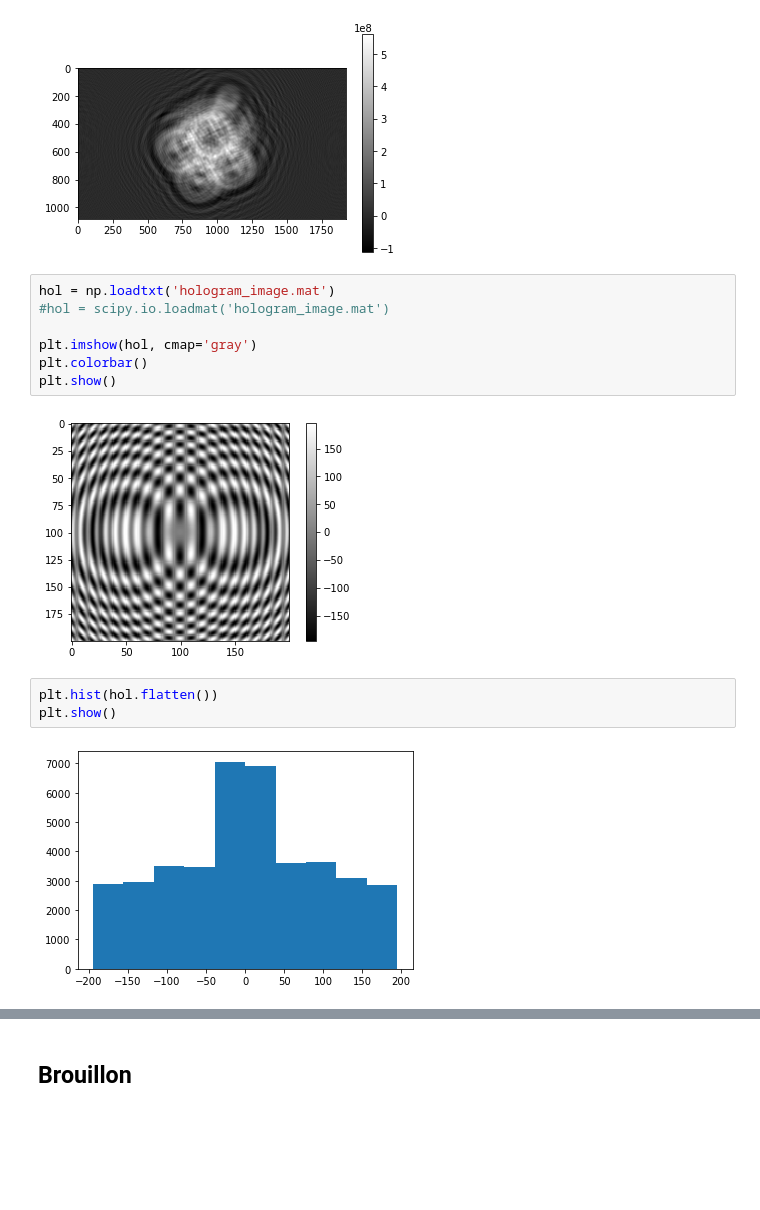
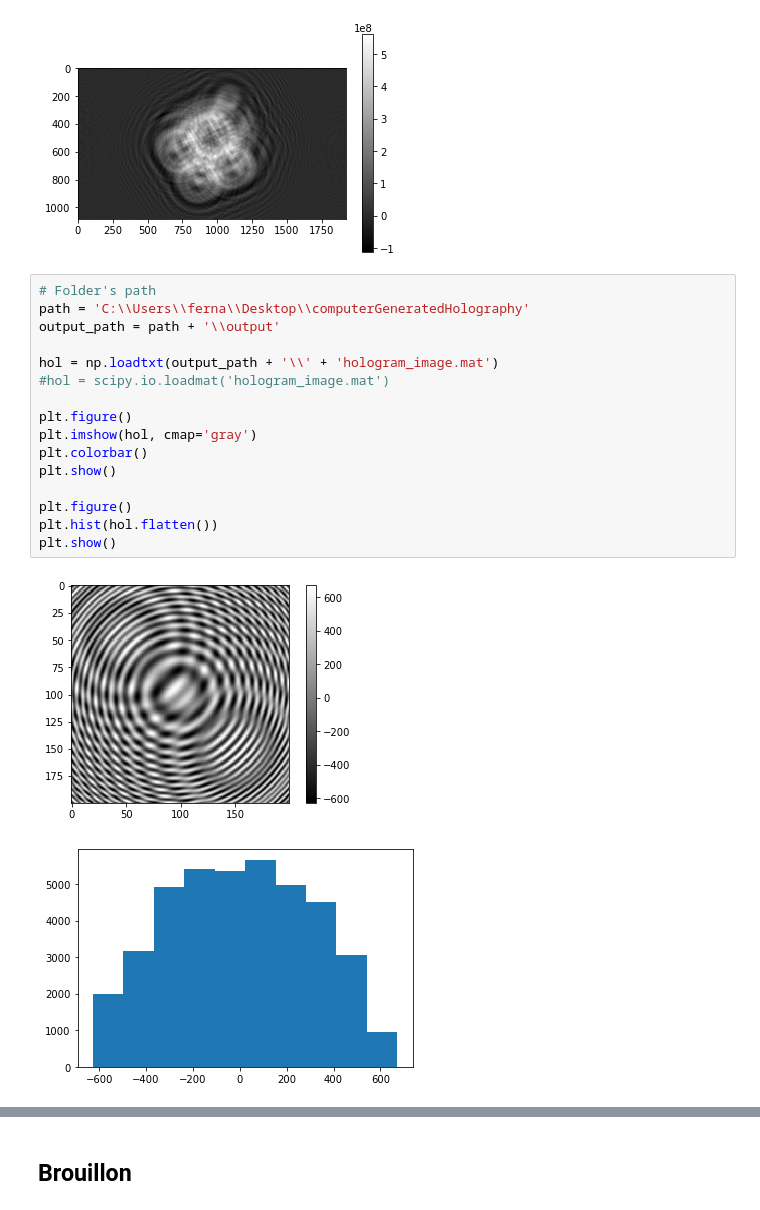
Before and after one commit to fernandolucasaa/computerGeneratedHolography, a Jupyter notebook: implementations_codes/source-separation/separationSources.ipynb, the cells around one changed output, grey strips where cells are left out. Drawn from its saved outputs; the diff is of its cells as text; blank space fills up the shorter version.

```diff
--- a/implementations_codes/source-separation/separationSources.ipynb
+++ b/implementations_codes/source-separation/separationSources.ipynb
@@ -436,16 +441,21 @@ dict_keys(['__header__', '__version__', '__globals__', 'pitch', 'wlen', 'Hol', '
 (1080, 1920)
 [figure]
 # %%
-hol = np.loadtxt('hologram_image.mat')
+# Folder's path
+path = 'C:\\Users\\ferna\\Desktop\\computerGeneratedHolography'
+output_path = path + '\\output'
+
+hol = np.loadtxt(output_path + '\\' + 'hologram_image.mat')
 #hol = scipy.io.loadmat('hologram_image.mat')
 
+plt.figure()
 plt.imshow(hol, cmap='gray')
 plt.colorbar()
 plt.show()
+
+plt.figure()
+plt.hist(hol.flatten())
+plt.show()
 # %% [output]
-[figure, old version]
+[figure, new version]
+[figure, added]
-# %%
-plt.hist(hol.flatten())
-plt.show()
-# %% [output]
-[figure, removed]
```
Also changed, not shown: parts of 29 cells of this notebook, 20 other files.
